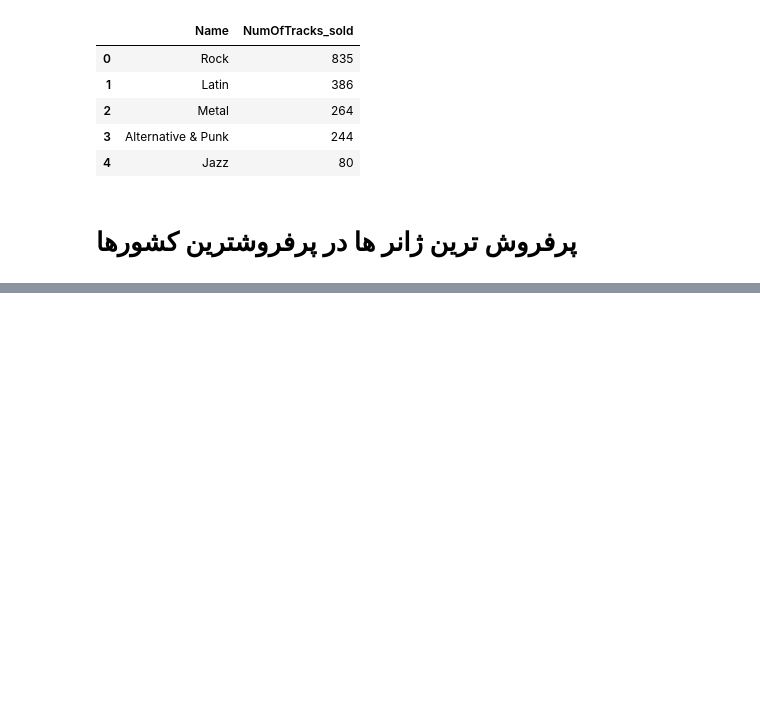
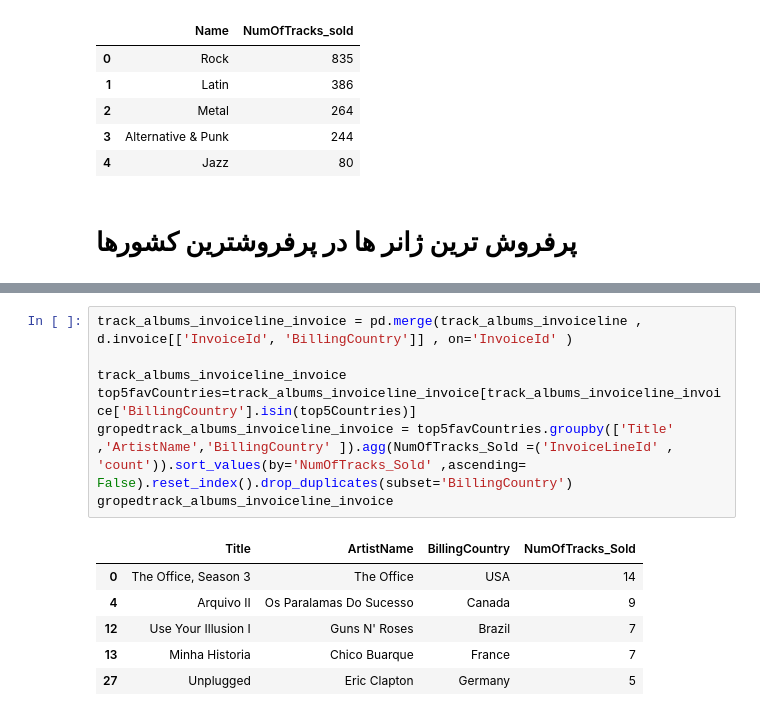
Before and after one commit to SobhanSalarian/MusicStore, a Jupyter notebook: notebooks/AnalyzingTheData.ipynb, the cells around one changed output, grey strips where cells are left out. Saved outputs shown, nothing was run; the diff lists cells and outputs as text; blank space fills up the shorter version.

```diff
--- a/notebooks/AnalyzingTheData.ipynb
+++ b/notebooks/AnalyzingTheData.ipynb
@@ -146,0 +178,14 @@ top5sGrouped
+# %%
+track_albums_invoiceline_invoice = pd.merge(track_albums_invoiceline , d.invoice[['InvoiceId', 'BillingCountry']] , on='InvoiceId' )
+
+track_albums_invoiceline_invoice
+top5favCountries=track_albums_invoiceline_invoice[track_albums_invoiceline_invoice['BillingCountry'].isin(top5Countries)]
+gropedtrack_albums_invoiceline_invoice = top5favCountries.groupby(['Title' ,'ArtistName','BillingCountry' ]).agg(NumOfTracks_Sold =('InvoiceLineId' , 'count')).sort_values(by='NumOfTracks_Sold' ,ascending= False).reset_index().drop_duplicates(subset='BillingCountry')
+gropedtrack_albums_invoiceline_invoice
+# %% [output]
+|  | Title | ArtistName | BillingCountry | NumOfTracks_Sold |
+| 0 | The Office, Season 3 | The Office | USA | 14 |
+| 4 | Arquivo II | Os Paralamas Do Sucesso | Canada | 9 |
+| 12 | Use Your Illusion I | Guns N' Roses | Brazil | 7 |
+| 13 | Minha Historia | Chico Buarque | France | 7 |
+| 27 | Unplugged | Eric Clapton | Germany | 5 |
```
Also changed, not shown: parts of 8 cells of this notebook.
